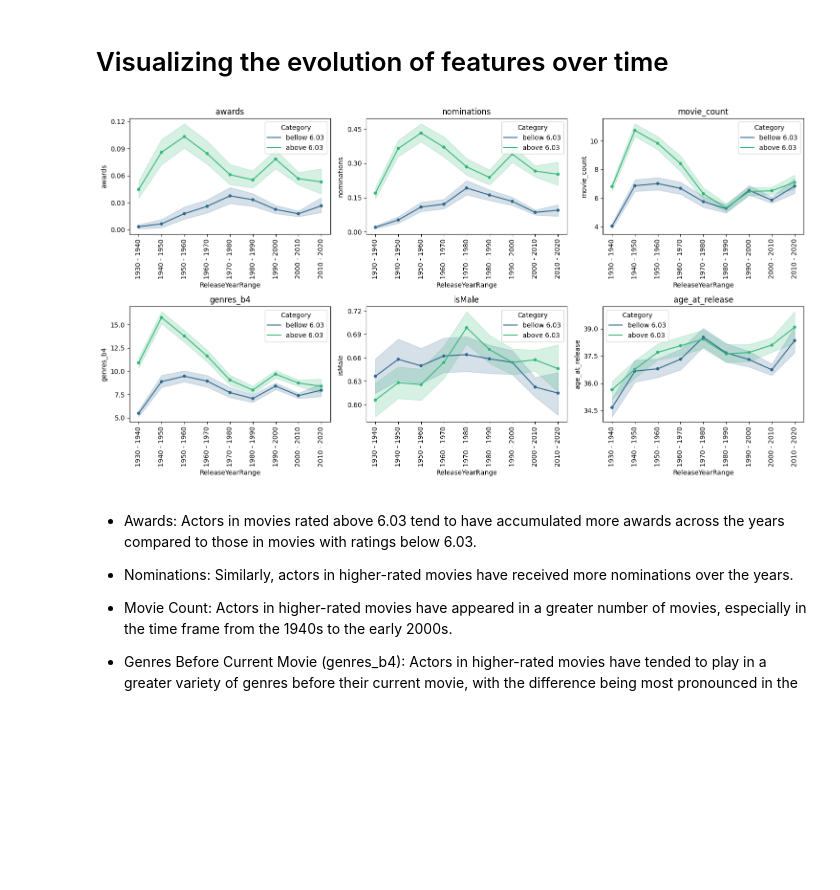
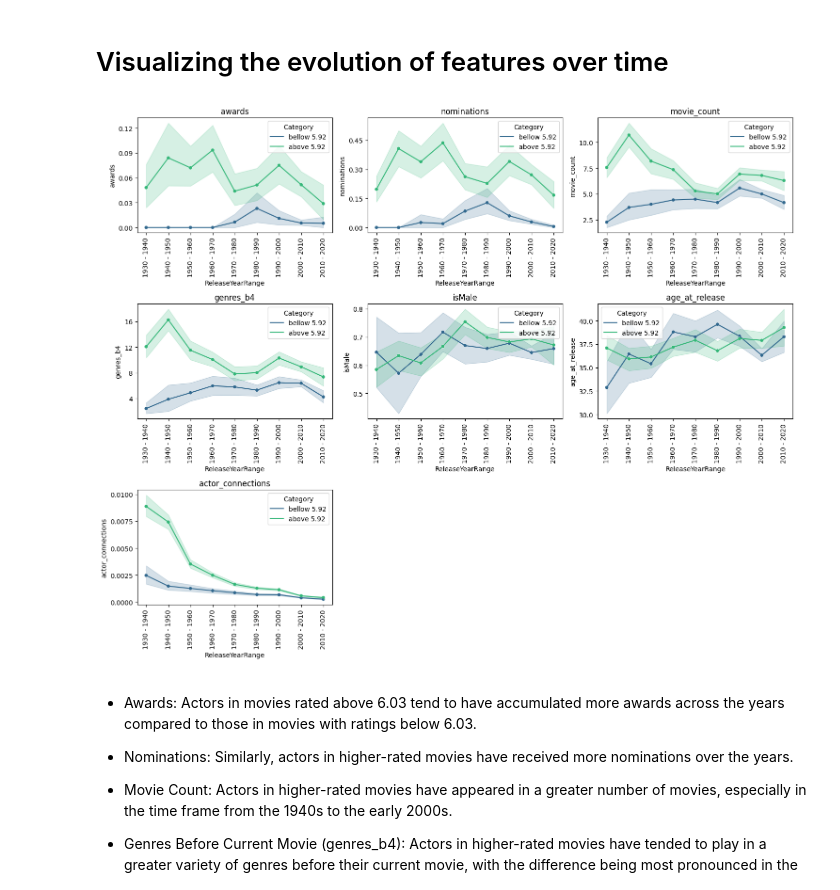
Before and after one commit to epfl-ada/ada-2023-project-dromadaire, a Jupyter notebook: P3end.ipynb, the cells around one changed output. Cells and saved outputs as stored; diff of their text form; code cells hidden in the pictures; blank space fills up the shorter version.

Commit message:
added ML and Plots

```diff
--- a/P3end.ipynb
+++ b/P3end.ipynb
@@ -21,6 +21,6 @@ import statsmodels.formula.api as smf
 actors = pd.read_pickle("./data/actors.pkl")
 movies = pd.read_pickle("./data/movies.pkl").set_index('IMDb_ID')
 
-actors_movies = actors.droplevel(0, axis=1).merge(movies['averageRating'],left_on='IMDb_ID', right_index=True)
-actors_movies = actors_movies.drop(columns=['birthYear', 'movie_count_genre'])
-actors_movies = actors_movies.replace("\\N", pd.NA)
+actors_movies_all = actors.droplevel(0, axis=1).merge(movies['averageRating'],left_on='IMDb_ID', right_index=True)
+actors_movies_all = actors_movies_all.drop(columns=['birthYear', 'movie_count_genre'])
+actors_movies_all = actors_movies_all.replace("\\N", pd.NA)
@@ -27,3 +55,11 @@ actors_movies = actors_movies.replace("\\N", pd.NA)
+# %%
+# Convert the dictionary of centrality values to a DataFrame
+centrality_df = pd.DataFrame.from_dict(centrality_dict, orient='columns').stack().to_frame().reset_index()
+centrality_df = centrality_df.rename(columns={"level_0": "IMDb_actor_ID", "level_1": "Movie release date", 0:"actor_connections"})
+
+tmp=actors_movies_all.reset_index()
+actors_movies_all = pd.merge(tmp,centrality_df, on=["IMDb_actor_ID","Movie release date"], how = "inner")
+actors_movies_all=actors_movies_all.set_index(['IMDb_ID','IMDb_actor_ID'])
 # %%
 # Input:
 #   - year (int)
@@ -35,12 +71,15 @@ def create_range(year, range=10):
     return "{} - {}".format(start_range, start_range + range)
 
 
-actors_movies = actors_movies.sort_values(by='Movie release date')
-actors_movies['ReleaseYearRange'] = actors_movies['Movie release date'].apply(lambda x: create_range(x))
+actors_movies_all = actors_movies_all.sort_values(by='Movie release date')
+actors_movies_all['ReleaseYearRange'] = actors_movies_all['Movie release date'].apply(lambda x: create_range(x))
 # %%
 # Calculate the 30th and 70th percentiles
-low_threshold = actors_movies['averageRating'].quantile(0.3)
-high_threshold = actors_movies['averageRating'].quantile(0.7)
+low_threshold = actors_movies_all['averageRating'].quantile(0.05)
+high_threshold = actors_movies_all['averageRating'].quantile(0.95)
 
 # Filter the DataFrame to keep only the rows in the lowest 30% and highest 30%
-actors_movies = actors_movies[(actors_movies['averageRating'] <= low_threshold) | (actors_movies['averageRating'] >= high_threshold)]
+actors_movies = actors_movies_all[(actors_movies_all['averageRating'] <= low_threshold) | (actors_movies_all['averageRating'] >= high_threshold)]
+actors_movies['is_good'] = actors_movies['averageRating']> 6
+actors_movies['has_award']= actors_movies['awards'] > 0
+actors_movies['has_nomination'] = actors_movies['nominations'] > 0
@@ -107,36 +162,36 @@ def do_fancy_ecpi_cute_plot(df, cat, diff, x, y_list, titles, ncols=3, max_y_tic
         # frame = pd.concat([lo_filtered, hi_filtered, me_filtered])
         frame = pd.concat([lo_filtered, hi_filtered])
 
         # frame_mean = pd.concat([lo_filtered_mean, hi_filtered_mean, me_filtered_mean])
         frame_mean = pd.concat([lo_filtered_mean, hi_filtered_mean])
 
         ax = axes[i // ncols, i % ncols]
         sns.lineplot(data=frame, x=x, y=y, hue='Category', errorbar='ci', palette='viridis', ax=ax)
         sns.scatterplot(data=frame_mean, x=x, y=y, hue='Category', palette='viridis', ax=ax, legend=False, marker='o', s=30)
         ax.set_title(title)
         ax.legend(title='Category')
 
         # Rotate x-axis labels
         for label in ax.get_xticklabels():
             label.set_rotation(90)
 
         # Set y-axis tick frequency
         ax.yaxis.set_major_locator(MaxNLocator(nbins=max_y_ticks))
 
 
     # Turn off any unused subplots
     for j in range(i + 1, nrows * ncols):
         axes[j // ncols, j % ncols].axis('off')
 
     plt.tight_layout()
     plt.show()
 
 mean_rating = round(actors_movies['averageRating'].mean(), 2)
 do_fancy_ecpi_cute_plot(actors_movies, 'mean_rating', 'averageRating', 'ReleaseYearRange',
-                        ['awards', 'nominations', 'movie_count', 'genres_b4', 'isMale', 'age_at_release'],
-                        ['awards', 'nominations', 'movie_count', 'genres_b4', 'isMale', 'age_at_release'])
+                        ['awards', 'nominations', 'movie_count', 'genres_b4', 'isMale', 'age_at_release', 'actor_connections'],
+                        ['awards', 'nominations', 'movie_count', 'genres_b4', 'isMale', 'age_at_release', 'actor_connections'])
 # %% [output]
-[figure, old version]
+[figure, new version]
 # %% [markdown]
 - Awards: Actors in movies rated above 6.03 tend to have accumulated more awards across the years compared to those in movies with ratings below 6.03.
 
```
Also changed, not shown: parts of 16 cells of this notebook.
